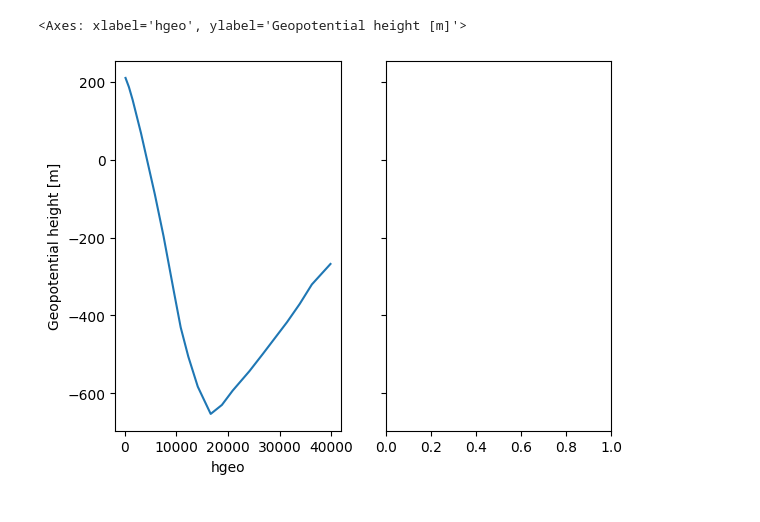
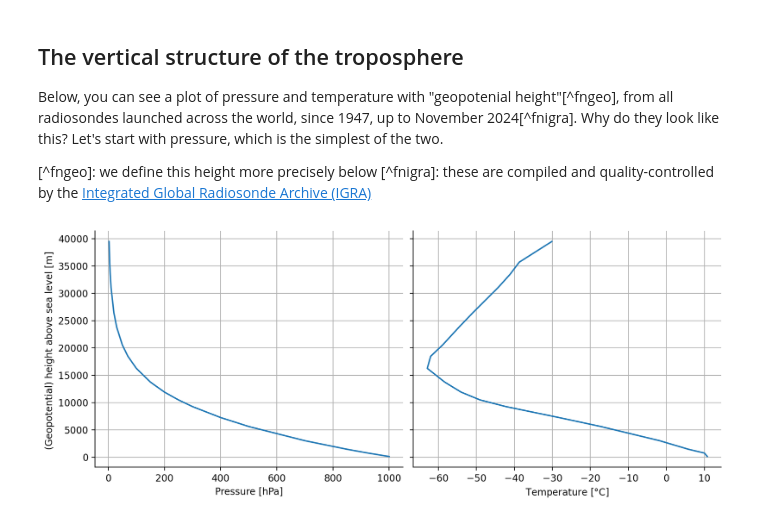
Before and after one commit to martinjanssens/metclim, a Jupyter notebook: metclim-jupyter-book/2. Thermodynamics (i).ipynb, the cells around one changed output. Saved outputs shown, nothing was run; the diff lists cells and outputs as text; code cells hidden in the pictures.

```diff
--- a/metclim-jupyter-book/2. Thermodynamics (i).ipynb
+++ b/metclim-jupyter-book/2. Thermodynamics (i).ipynb
@@ -29,20 +35,44 @@ Next, derive potential temperature and make a thermodynamic diagram (skew T-ln p
+# %% [markdown]
+## The vertical structure of the troposphere
+
+Below, you can see a plot of pressure and temperature with "geopotenial height"[^fngeo], from all radiosondes launched across the world, since 1947, up to November 2024[^fnigra]. Why do they look like this? Let's start with pressure, which is the simplest of the two.
+
+[^fngeo]: we define this height more precisely below
+[^fnigra]: these are compiled and quality-controlled by the [Integrated Global Radiosonde Archive (IGRA)](https://www.ncei.noaa.gov/products/weather-balloon/integrated-global-radiosonde-archive)
 # %%
 import pandas as pd
 import matplotlib.pyplot as plt
+import pathlib
+plt.style.use([pathlib.Path("./mplstyle/book")])
 
-fig, axs = plt.subplots(ncols=2, sharey=True)
+# Data from the
+# https://www.ncei.noaa.gov/data/integrated-global-radiosonde-archive/access/monthly-por/
+# All monthly-averaged temperature, pressure and geopotential, from all stations, since the start of the record (1947)
 
 # Pressure
-df = pd.read_csv('data/ghgt_00z-mly-202408.txt', sep='\s+', header=None).rename(columns={3: "Pressure [hPa]", 4: "hgeo"})
-df_pres = df[["Pressure [hPa]", "hgeo"]].groupby(["Pressure [hPa]"]).mean().loc[3:1000]
+df = pd.read_csv(r"data/ghgt_00z-mly.txt", sep=r'\s+', header=None).rename(columns={3: "pres", 4: "hgeo"})
+df_pres = df[["pres", "hgeo"]].groupby(["pres"]).mean().loc[3:1000]
 
 # Temperature
-df = pd.read_csv('data/temp_00z-mly-202408.txt', sep='\s+', header=None).rename(columns={3: "Pressure [hPa]", 4: "temp"})
-df_temp = df[["Pressure [hPa]", "temp"]].groupby(["Pressure [hPa]"]).mean().loc[3:1000]
+df = pd.read_csv(r"data/temp_00z-mly.txt", sep=r'\s+', header=None).rename(columns={3: "pres", 4: "temp"})
+df_temp = df[["pres", "temp"]].groupby(["pres"]).mean().loc[3:1000]
 
-dfpt = pd.concat([df_pres, df_temp], axis=1).set_index('hgeo')
+# Temperatures are stored in tenths of a deg C, so they need to be divided by 10 and converted to Kelvin for later calculations:
+df_temp['temp'] = df_temp['temp'] / 10 + 273.15
 
-dfpt.plot(ax=axs[0], legend=False, ylabel='Geopotential height [m]')
+# Set the height coordinates of temperature to the height coordinates of pressure
+df_temp = pd.concat([df_pres, df_temp], axis=1)
+
+# Make pressure just another column in df_pres
+df_pres = df_pres.reset_index()
+
+# Plot
+fig, axs = plt.subplots(ncols=2, sharey=True)
+axs[0].plot(df_pres['pres'], df_pres['hgeo'])
+axs[0].set_xlabel('Pressure [hPa]')
+axs[0].set_ylabel('(Geopotential) height above sea level [m] ')
+
+axs[1].plot(df_temp['temp'] - 273.15, df_temp['hgeo'])
+_=axs[1].set_xlabel(r'Temperature [$\degree$C]')
 # %% [output]
-<Axes: xlabel='hgeo', ylabel='Geopotential height [m]'>
-[figure, old version]
+[figure, new version]
```
Also changed, not shown: parts of 7 cells of this notebook, 2 other files.
